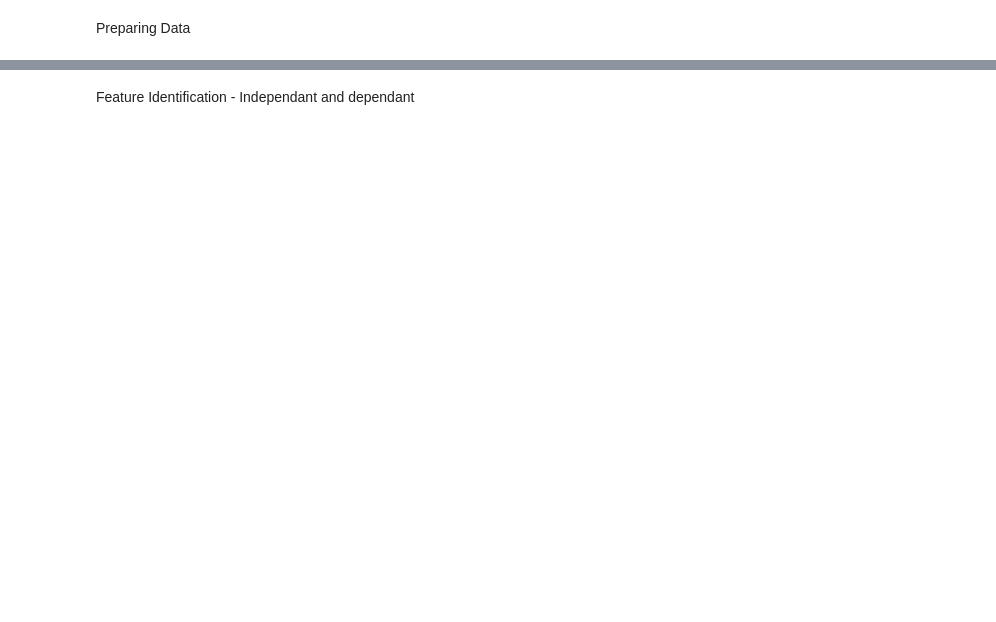
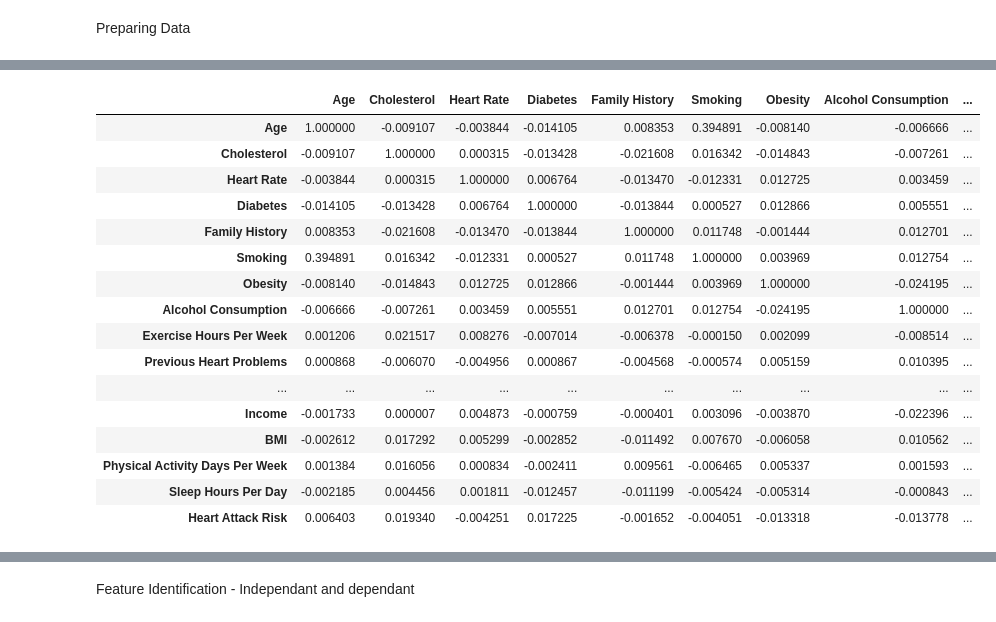
Before and after one commit to Devansh19c/Heart_Prediction, a Jupyter notebook: Heart_prediction.ipynb, the cells around one changed output, grey strips where cells are left out. Saved outputs shown, nothing was run; the diff lists cells and outputs as text; code cells hidden in the pictures; blank space fills up the shorter version.

```diff
--- a/Heart_prediction.ipynb
+++ b/Heart_prediction.ipynb
@@ -62,0 +124,20 @@ Error:
+# %%
+df.corr()
+# %% [output]
+|  | Age | Cholesterol | Heart Rate | Diabetes | Family History | Smoking | Obesity | Alcohol Consumption | ... |
+| Age | 1.000000 | -0.009107 | -0.003844 | -0.014105 | 0.008353 | 0.394891 | -0.008140 | -0.006666 | ... |
+| Cholesterol | -0.009107 | 1.000000 | 0.000315 | -0.013428 | -0.021608 | 0.016342 | -0.014843 | -0.007261 | ... |
+| Heart Rate | -0.003844 | 0.000315 | 1.000000 | 0.006764 | -0.013470 | -0.012331 | 0.012725 | 0.003459 | ... |
+| Diabetes | -0.014105 | -0.013428 | 0.006764 | 1.000000 | -0.013844 | 0.000527 | 0.012866 | 0.005551 | ... |
+| Family History | 0.008353 | -0.021608 | -0.013470 | -0.013844 | 1.000000 | 0.011748 | -0.001444 | 0.012701 | ... |
+| Smoking | 0.394891 | 0.016342 | -0.012331 | 0.000527 | 0.011748 | 1.000000 | 0.003969 | 0.012754 | ... |
+| Obesity | -0.008140 | -0.014843 | 0.012725 | 0.012866 | -0.001444 | 0.003969 | 1.000000 | -0.024195 | ... |
+| Alcohol Consumption | -0.006666 | -0.007261 | 0.003459 | 0.005551 | 0.012701 | 0.012754 | -0.024195 | 1.000000 | ... |
+| Exercise Hours Per Week | 0.001206 | 0.021517 | 0.008276 | -0.007014 | -0.006378 | -0.000150 | 0.002099 | -0.008514 | ... |
+| Previous Heart Problems | 0.000868 | -0.006070 | -0.004956 | 0.000867 | -0.004568 | -0.000574 | 0.005159 | 0.010395 | ... |
+| ... | ... | ... | ... | ... | ... | ... | ... | ... | ... |
+| Income | -0.001733 | 0.000007 | 0.004873 | -0.000759 | -0.000401 | 0.003096 | -0.003870 | -0.022396 | ... |
+| BMI | -0.002612 | 0.017292 | 0.005299 | -0.002852 | -0.011492 | 0.007670 | -0.006058 | 0.010562 | ... |
+| Physical Activity Days Per Week | 0.001384 | 0.016056 | 0.000834 | -0.002411 | 0.009561 | -0.006465 | 0.005337 | 0.001593 | ... |
+| Sleep Hours Per Day | -0.002185 | 0.004456 | 0.001811 | -0.012457 | -0.011199 | -0.005424 | -0.005314 | -0.000843 | ... |
+| Heart Attack Risk | 0.006403 | 0.019340 | -0.004251 | 0.017225 | -0.001652 | -0.004051 | -0.013318 | -0.013778 | ... |
```
Also changed, not shown: parts of 57 cells of this notebook.
